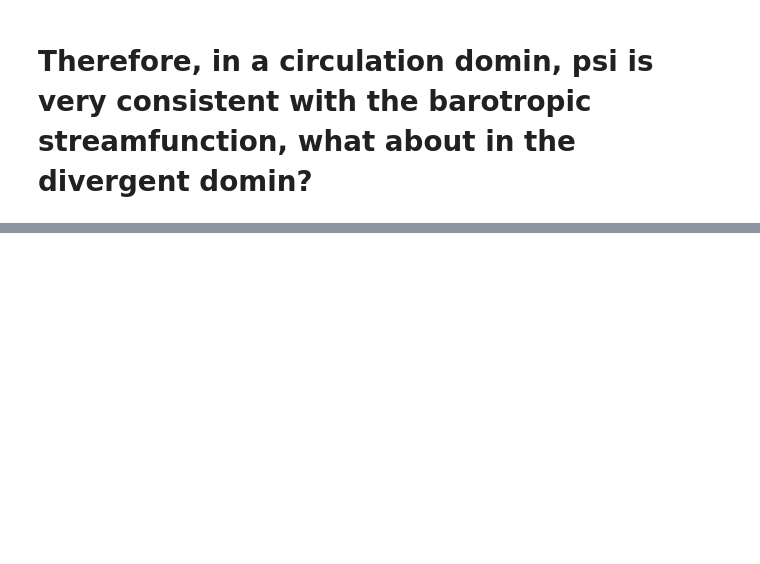
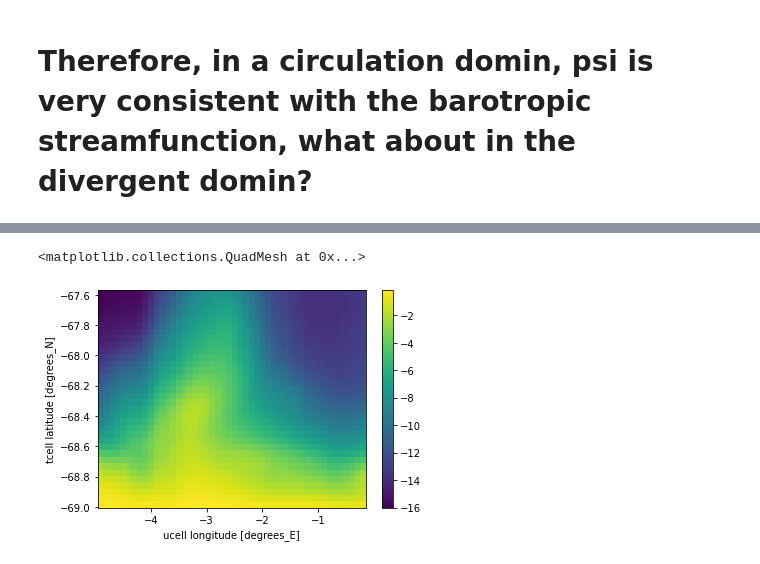
Before and after one commit to yuxuanlyu666/summary, a Jupyter notebook: helmholtz_decomposition_test.ipynb, the cells around one changed output, grey strips where cells are left out. Saved outputs shown, nothing was run; the diff lists cells and outputs as text; code cells hidden in the pictures; blank space fills up the shorter version.

```diff
--- a/helmholtz_decomposition_test.ipynb
+++ b/helmholtz_decomposition_test.ipynb
@@ -471,0 +712,6 @@ Grad_chi_x.cumsum('grid_yt_ocean').plot()
+# %%
+for i in range(48):
+    grad_chi_x[:,i] = (chi[:,i+1]-chi[:,i])/(dx[:,i])
+# %%
+Grad_chi_x = xr.DataArray(grad_chi_x, dims = ['grid_yt_ocean','grid_xu_ocean'], coords = [trans_x_d.grid_yt_ocean[:34],trans_x_d.grid_xu_ocean[:48]])
+Grad_chi_x
@@ -471,0 +756,2 @@ Grad_chi_x.cumsum('grid_yt_ocean').plot()
+# %%
+d_psi = (trans_x_d[:61,:98] - Grad_chi_x)/1e6
@@ -471,0 +778,2 @@ Grad_chi_x.cumsum('grid_yt_ocean').plot()
+# %%
+psi = d_psi.cumsum('grid_yt_ocean').load()
@@ -471,0 +782,5 @@ Grad_chi_x.cumsum('grid_yt_ocean').plot()
+# %%
+psi.plot()
+# %% [output]
+<matplotlib.collections.QuadMesh at 0x...>
+[figure, added]
```
Also changed, not shown: parts of 33 cells of this notebook.
